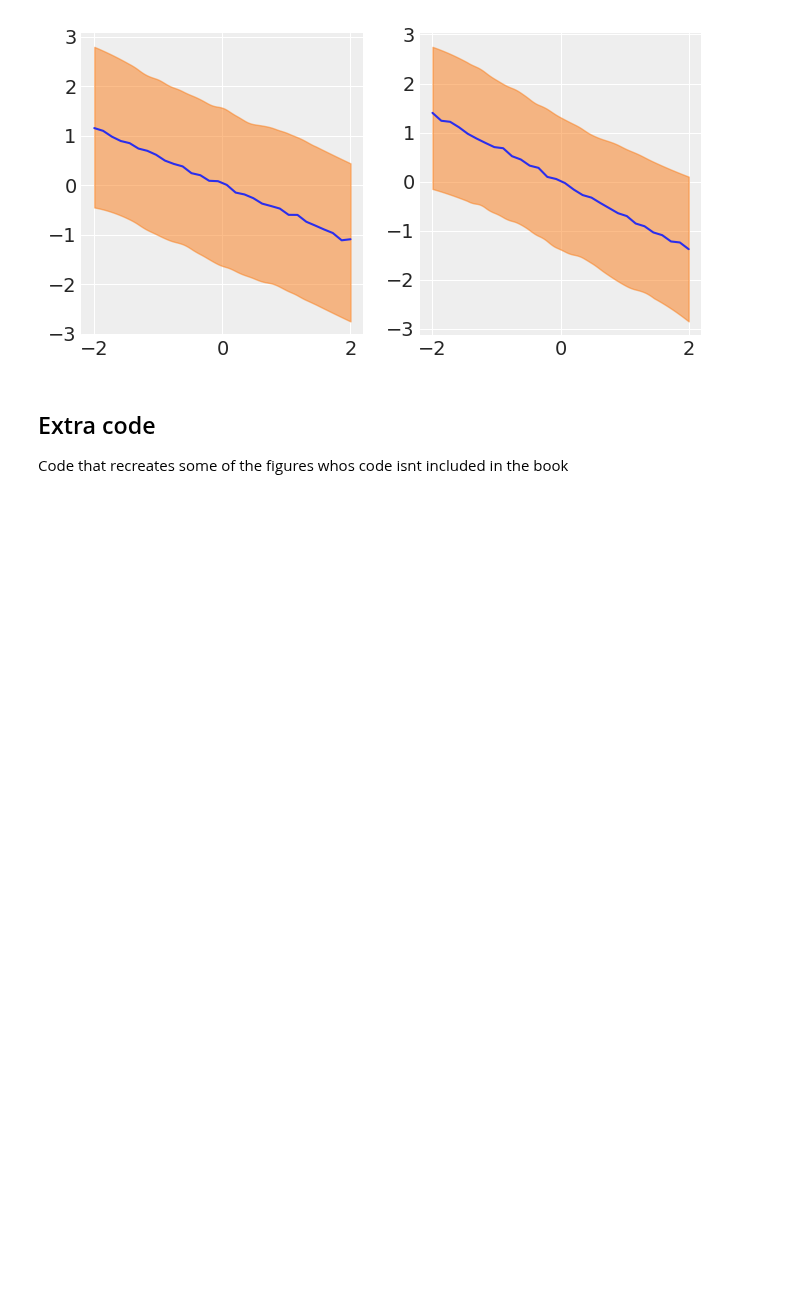
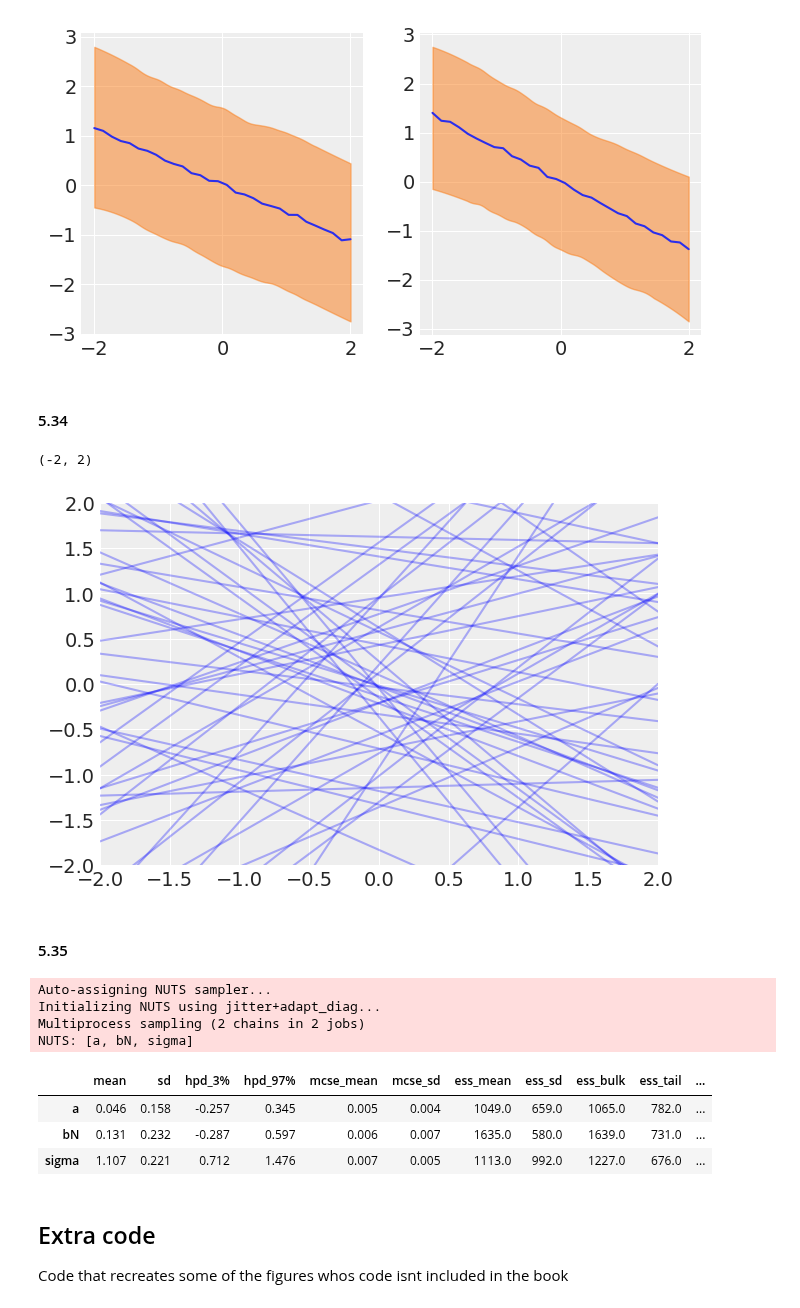
Before and after one commit to pymc-devs/pymc-resources, a Jupyter notebook: Rethinking_2/Chp_05.ipynb, the cells around one changed output. Cells and saved outputs as stored; diff of their text form; code cells hidden in the pictures; blank space fills up the shorter version.

```diff
--- a/Rethinking_2/Chp_05.ipynb
+++ b/Rethinking_2/Chp_05.ipynb
@@ -398,0 +389,11 @@ for i, age_counterfactual in enumerate(A_seq):
+# %%
+with pm.Model() as m5_5_draft:
+    # A -> D <- M
+    sigma = pm.Exponential("sigma", 1)
+    bN = pm.Normal("bN", 0, 1)
+    a = pm.Normal("a", 0, 1)
+    mu = pm.Deterministic("mu", a + bN*d["N"])
+
+    K = pm.Normal("K", mu, sigma, observed=d["K"])
+
+    m5_5_draft_trace = pm.sample()
@@ -398,0 +433,3 @@ for i, age_counterfactual in enumerate(A_seq):
+# %%
+dcc = d.dropna(axis=0)
+dcc.shape
@@ -398,0 +440,13 @@ for i, age_counterfactual in enumerate(A_seq):
+# %%
+shared_N = shared(dcc["N"].values)
+
+with pm.Model() as m5_5_draft:
+    # A -> D <- M
+    sigma = pm.Exponential("sigma", 1)
+    bN = pm.Normal("bN", 0, 1)
+    a = pm.Normal("a", 0, 1)
+    mu = pm.Deterministic("mu", a + bN*shared_N)
+
+    K = pm.Normal("K", mu, sigma, observed=dcc["K"])
+
+    m5_5_draft_trace = pm.sample()
@@ -408,6 +467,50 @@ az.plot_hpd(A_seq, D_sim.T, ax=axes[0])
 # %% [output]
 <matplotlib.axes._subplots.AxesSubplot at 0x...>
 [figure]
+# %% [markdown]
+#### 5.34
+# %%
+xseq = [-2,2]
+shared_N.set_value(np.array(xseq))
+with m5_5_draft:
+    m5_5_draft_prior_predictive = pm.sample_prior_predictive()
+# %%
+fig, ax = plt.subplots()
+
+for i in range(50):
+    ax.plot(xseq,m5_5_draft_prior_predictive["K"][i], c="b", alpha=.3 )
+ax.set_xlim(xseq)
+ax.set_ylim(xseq)
+# %% [output]
+(-2, 2)
+[figure, added]
+# %% [markdown]
+#### 5.35
+# %%
+shared_N = shared(dcc["N"].values)
+
+with pm.Model() as m5_5:
+    # A -> D <- M
+    sigma = pm.Exponential("sigma", 1)
+    bN = pm.Normal("bN", 0, .5)
+    a = pm.Normal("a", 0, .2)
+    mu = pm.Deterministic("mu", a + bN*shared_N)
+
+    K = pm.Normal("K", mu, sigma, observed=dcc["K"])
+
+    m5_5__trace = pm.sample()
+# %% [output]
+Auto-assigning NUTS sampler...
+Initializing NUTS using jitter+adapt_diag...
+Multiprocess sampling (2 chains in 2 jobs)
+NUTS: [a, bN, sigma]
+# %%
+az.summary(m5_5_draft_trace, var_names = ["a", "bN", "sigma"])
+# %% [output]
+|  | mean | sd | hpd_3% | hpd_97% | mcse_mean | mcse_sd | ess_mean | ess_sd | ess_bulk | ess_tail | ... |
+| a | 0.046 | 0.158 | -0.257 | 0.345 | 0.005 | 0.004 | 1049.0 | 659.0 | 1065.0 | 782.0 | ... |
+| bN | 0.131 | 0.232 | -0.287 | 0.597 | 0.006 | 0.007 | 1635.0 | 580.0 | 1639.0 | 731.0 | ... |
+| sigma | 1.107 | 0.221 | 0.712 | 1.476 | 0.007 | 0.005 | 1113.0 | 992.0 | 1227.0 | 676.0 | ... |
 # %% [markdown]
 ## Extra code
 Code that recreates some of the figures whos code isnt included in the book
```
Also changed, not shown: parts of 18 cells of this notebook, 1 other file.
